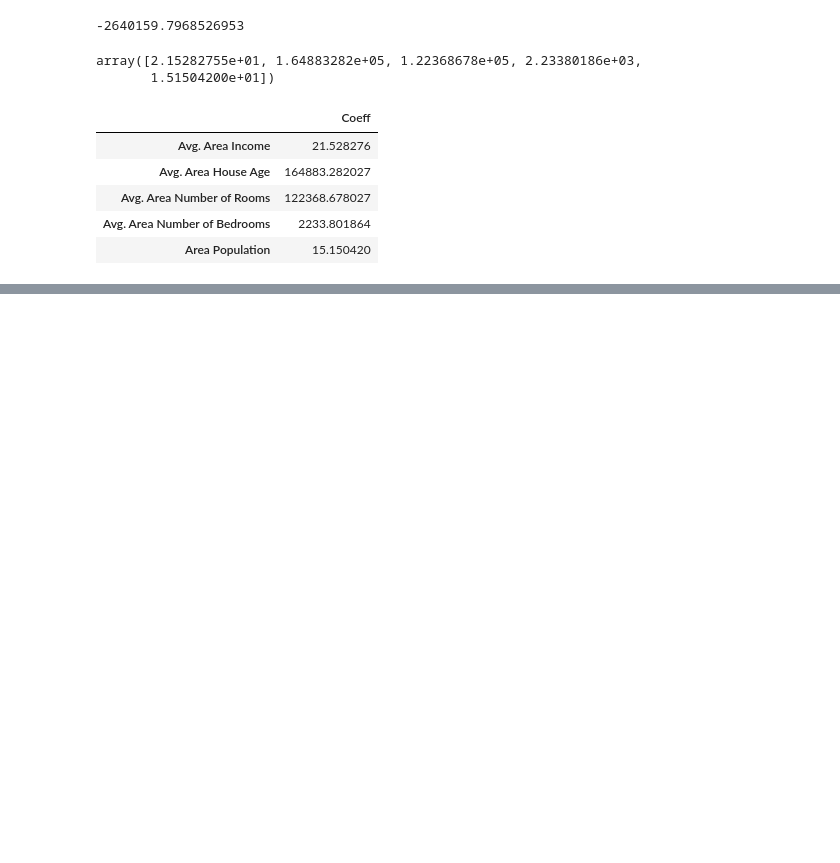
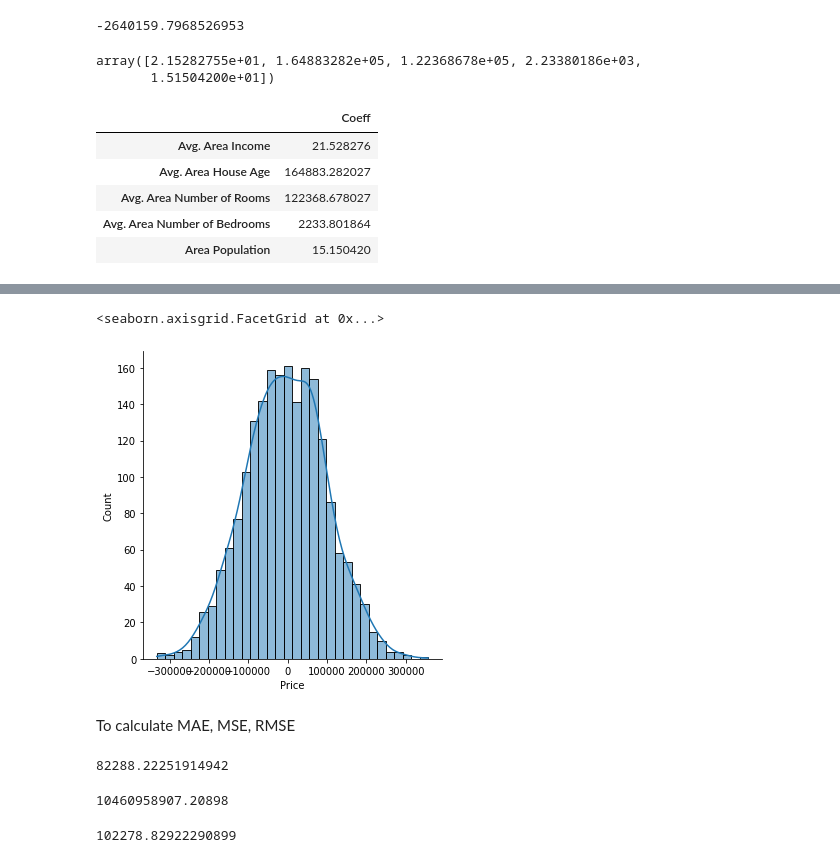
Before and after one commit to MIDAS-26/DS_ML, a Jupyter notebook: ML/LinearRegression.ipynb, the cells around one changed output, grey strips where cells are left out. Drawn from its saved outputs; the diff is of its cells as text; code cells hidden in the pictures; blank space fills up the shorter version.

```diff
--- a/ML/LinearRegression.ipynb
+++ b/ML/LinearRegression.ipynb
@@ -118,0 +140,26 @@ cdf
+# %%
+#to get a histogram of the residuals, difference between the actual values and the predictions, pass in the difference
+sns.displot((y_test-predictions), kde=True)
+#if the residual histogram looks normally ditributed, that's great
+#a normally distributed residual histogram means that the model chosen for the data was correct
+#if it's not normally distributed/some random curve, check the data and reconsider about the decision to choose a model for the data
+# %% [output]
+<seaborn.axisgrid.FacetGrid at 0x...>
+[figure, added]
+# %% [markdown]
+To calculate MAE, MSE, RMSE
+# %%
+#to calculate MAE
+metrics.mean_absolute_error(y_test, predictions)
+# %% [output]
+82288.22251914942
+# %%
+#to calculate MSE
+metrics.mean_squared_error(y_test, predictions)
+# %% [output]
+10460958907.20898
+# %%
+#to calculate RMSE take the root of MSE
+np.sqrt(metrics.mean_squared_error(y_test, predictions))
+# %% [output]
+102278.82922290899
```
Also changed, not shown: parts of 5 cells of this notebook.
